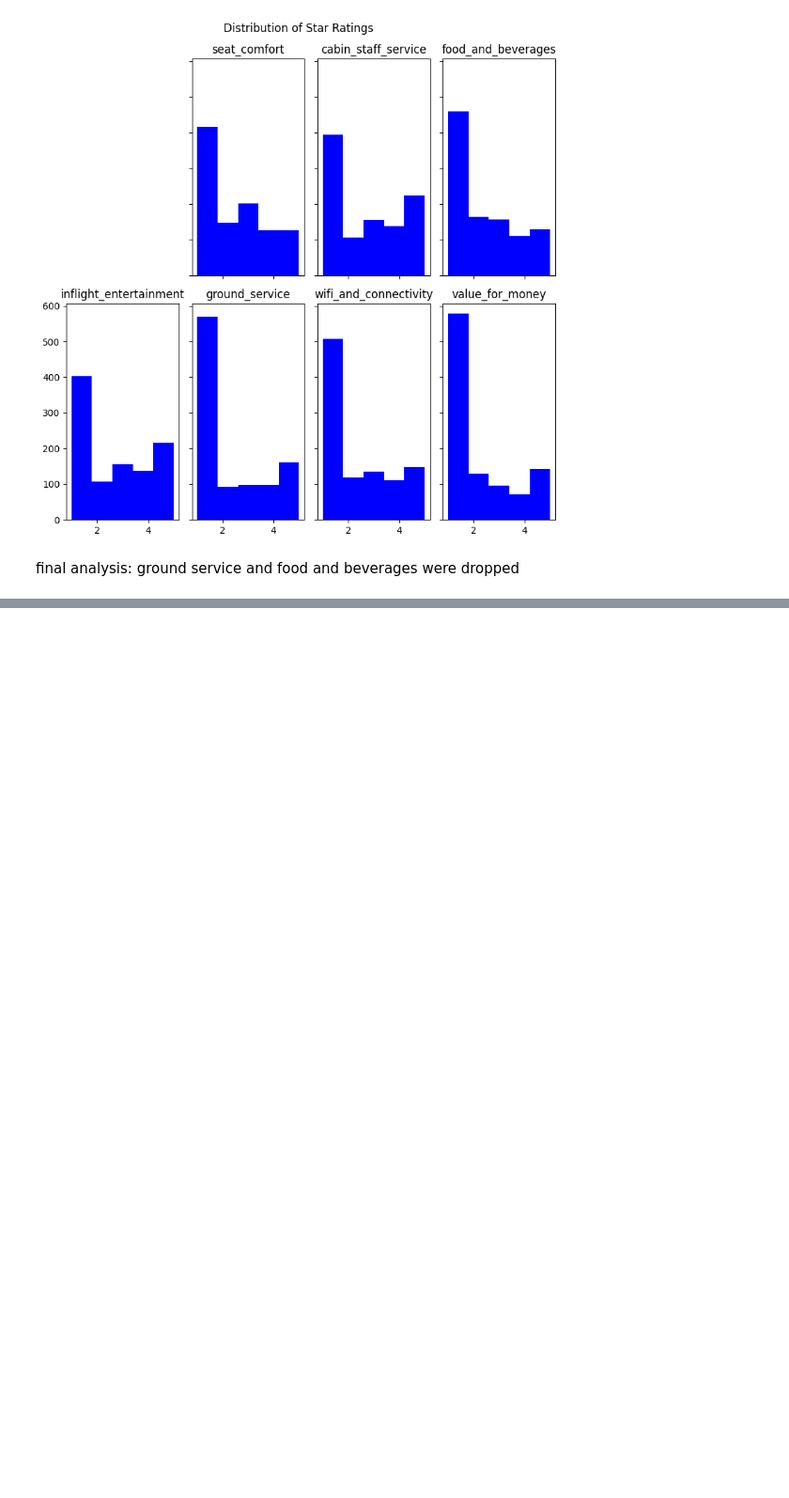
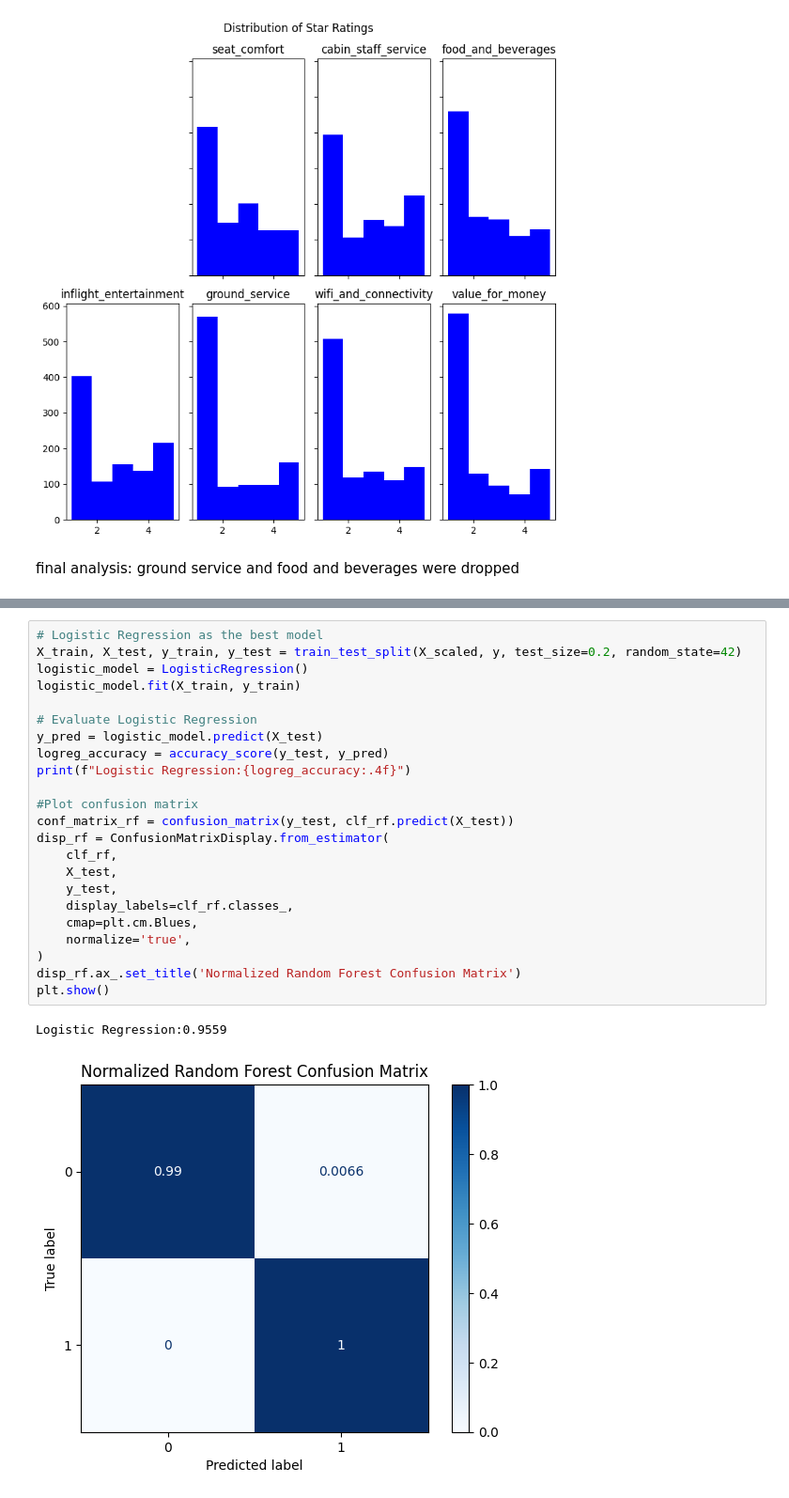
Before and after one commit to pikeline/airline_reviews, a Jupyter notebook: data.ipynb, the cells around one changed output, grey strips where cells are left out. Shown: that part at 94% size. Cells and saved outputs as stored; diff of their text form; blank space fills up the shorter version.

```diff
--- a/data.ipynb
+++ b/data.ipynb
@@ -196,0 +385,26 @@ Accuracy: 0.98
+# %%
+# Logistic Regression as the best model
+X_train, X_test, y_train, y_test = train_test_split(X_scaled, y, test_size=0.2, random_state=42)
+logistic_model = LogisticRegression()
+logistic_model.fit(X_train, y_train)
+
+# Evaluate Logistic Regression
+y_pred = logistic_model.predict(X_test)
+logreg_accuracy = accuracy_score(y_test, y_pred)
+print(f"Logistic Regression:{logreg_accuracy:.4f}")
+
+#Plot confusion matrix
+conf_matrix_rf = confusion_matrix(y_test, clf_rf.predict(X_test))
+disp_rf = ConfusionMatrixDisplay.from_estimator(
+    clf_rf,
+    X_test,
+    y_test,
+    display_labels=clf_rf.classes_,
+    cmap=plt.cm.Blues,
+    normalize='true',
+)
+disp_rf.ax_.set_title('Normalized Random Forest Confusion Matrix')
+plt.show()
+# %% [output]
+Logistic Regression:0.9559
+[figure, added]
```
Also changed, not shown: parts of 10 cells of this notebook.
